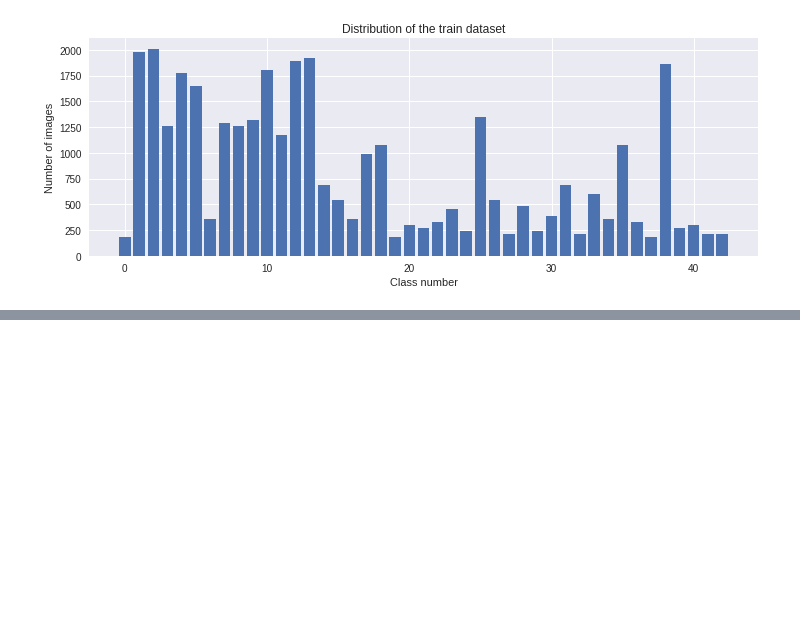
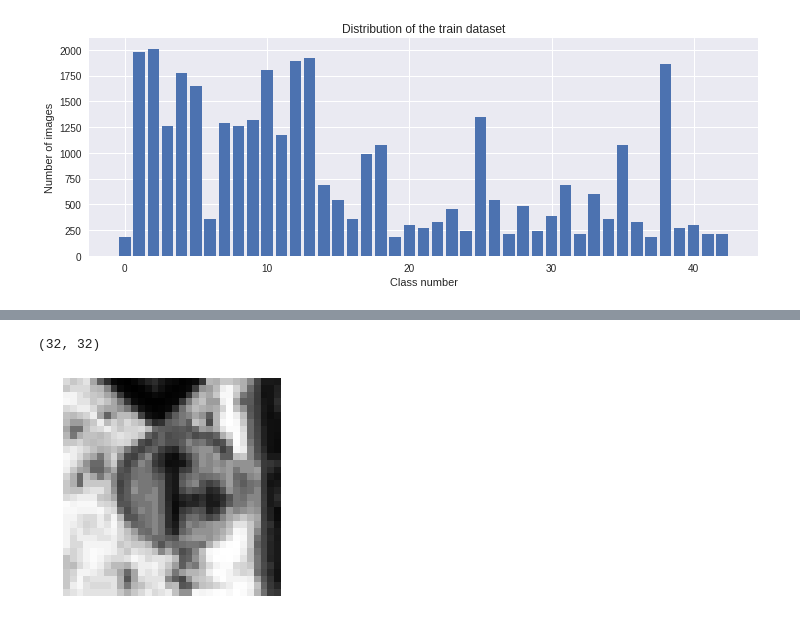
Before and after one commit to tvaditya/introautonomousvehicles, a Jupyter notebook: ClassifyRoadSigns.ipynb, the cells around one changed output, grey strips where cells are left out. Saved outputs shown, nothing was run; the diff lists cells and outputs as text; code cells hidden in the pictures; blank space fills up the shorter version.

```diff
--- a/ClassifyRoadSigns.ipynb
+++ b/ClassifyRoadSigns.ipynb
@@ -95,0 +119,12 @@ plt.show()
+# %%
+def equalize(img):
+    img = cv2.equalizeHist(img)
+    return img
+# %%
+img = equalize(img)
+plt.imshow(img)
+plt.axis("off")
+print(img.shape)
+# %% [output]
+(32, 32)
+[figure, added]
```
Also changed, not shown: parts of 7 cells of this notebook.
